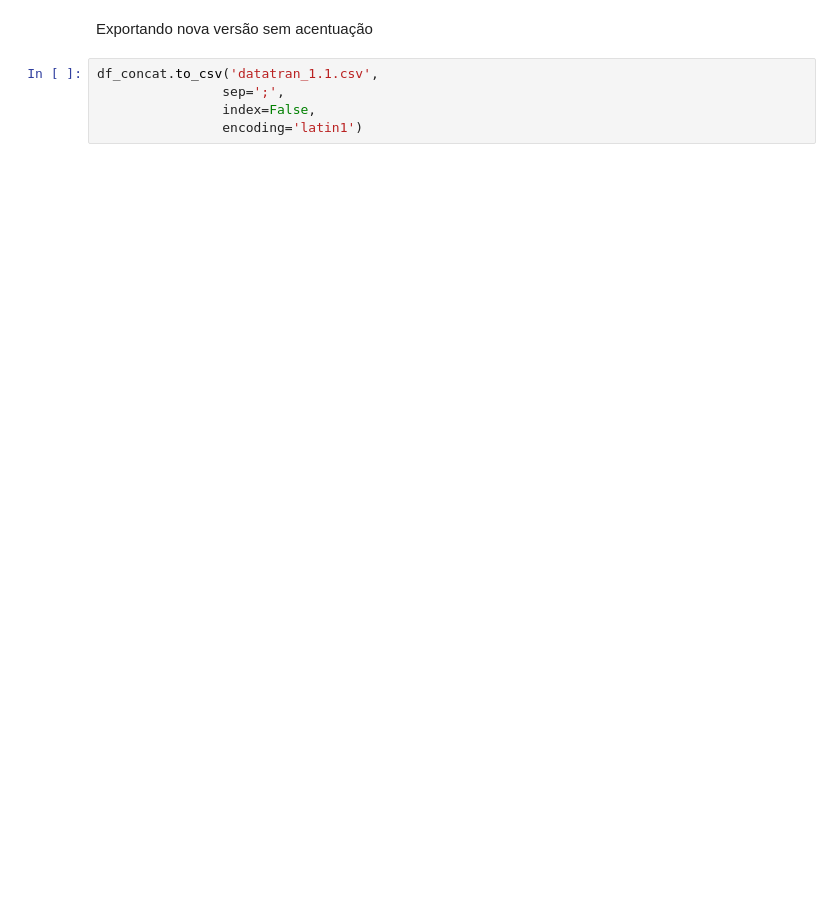
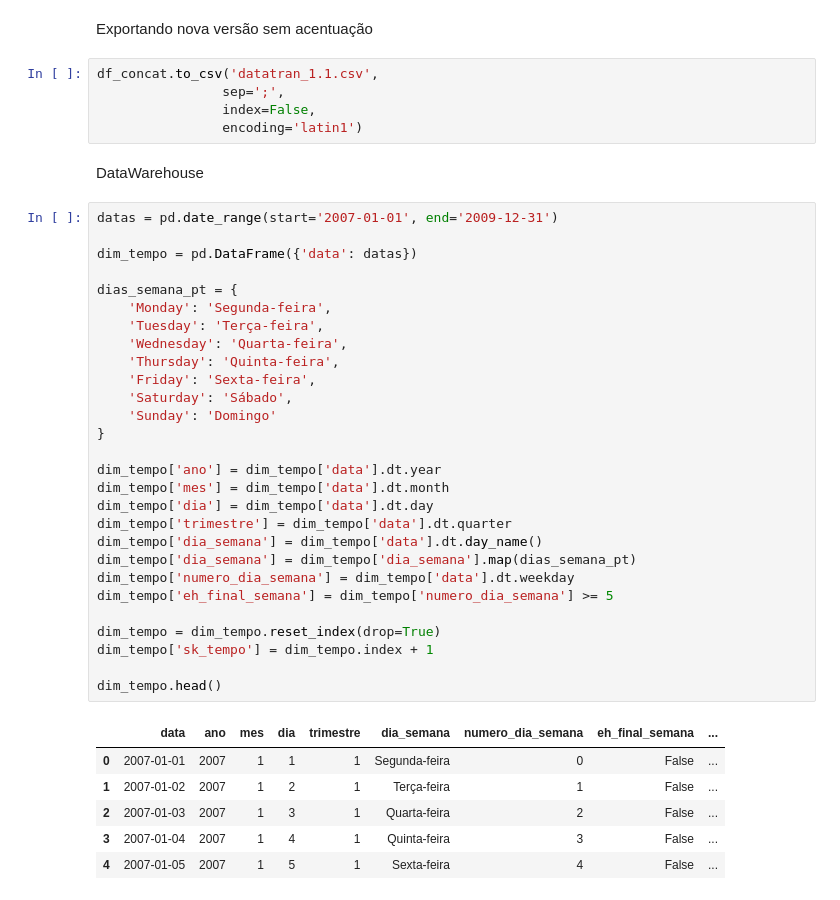
Before and after one commit to kauawerle/datatran-analise-dados, a Jupyter notebook: notebook.ipynb, the cells around one changed output. Cells and saved outputs as stored; diff of their text form; blank space fills up the shorter version.

```diff
--- a/notebook.ipynb
+++ b/notebook.ipynb
@@ -45,3 +115,40 @@ df_concat.to_csv('datatran_1.1.csv',
                 sep=';',
                 index=False,
                 encoding='latin1')
+# %% [markdown]
+DataWarehouse
+# %%
+datas = pd.date_range(start='2007-01-01', end='2009-12-31')
+
+dim_tempo = pd.DataFrame({'data': datas})
+
+dias_semana_pt = {
+    'Monday': 'Segunda-feira',
+    'Tuesday': 'Terça-feira',
+    'Wednesday': 'Quarta-feira',
+    'Thursday': 'Quinta-feira',
+    'Friday': 'Sexta-feira',
+    'Saturday': 'Sábado',
+    'Sunday': 'Domingo'
+}
+
+dim_tempo['ano'] = dim_tempo['data'].dt.year
+dim_tempo['mes'] = dim_tempo['data'].dt.month
+dim_tempo['dia'] = dim_tempo['data'].dt.day
+dim_tempo['trimestre'] = dim_tempo['data'].dt.quarter
+dim_tempo['dia_semana'] = dim_tempo['data'].dt.day_name()
+dim_tempo['dia_semana'] = dim_tempo['dia_semana'].map(dias_semana_pt)
+dim_tempo['numero_dia_semana'] = dim_tempo['data'].dt.weekday
+dim_tempo['eh_final_semana'] = dim_tempo['numero_dia_semana'] >= 5
+
+dim_tempo = dim_tempo.reset_index(drop=True)
+dim_tempo['sk_tempo'] = dim_tempo.index + 1
+
+dim_tempo.head()
+# %% [output]
+|  | data | ano | mes | dia | trimestre | dia_semana | numero_dia_semana | eh_final_semana | ... |
+| 0 | 2007-01-01 | 2007 | 1 | 1 | 1 | Segunda-feira | 0 | False | ... |
+| 1 | 2007-01-02 | 2007 | 1 | 2 | 1 | Terça-feira | 1 | False | ... |
+| 2 | 2007-01-03 | 2007 | 1 | 3 | 1 | Quarta-feira | 2 | False | ... |
+| 3 | 2007-01-04 | 2007 | 1 | 4 | 1 | Quinta-feira | 3 | False | ... |
+| 4 | 2007-01-05 | 2007 | 1 | 5 | 1 | Sexta-feira | 4 | False | ... |
```
Also changed, not shown: parts of 11 cells of this notebook, 1 other file.
